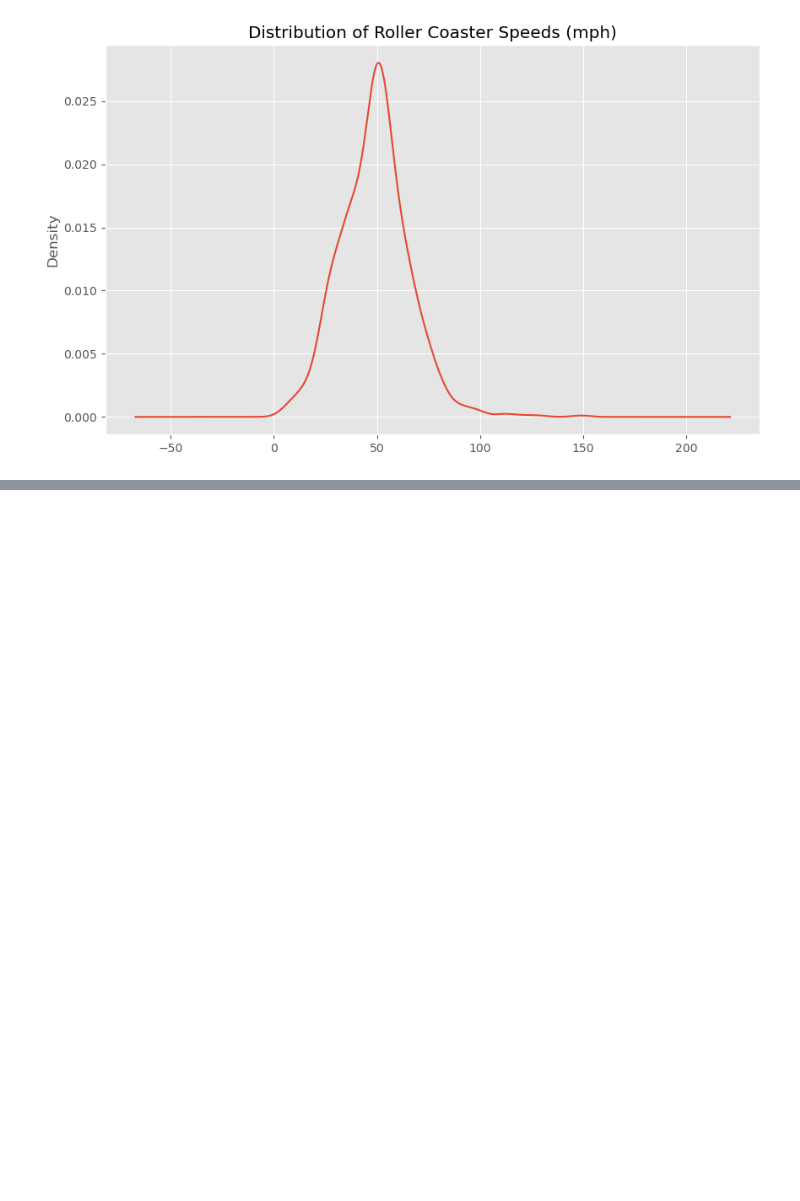
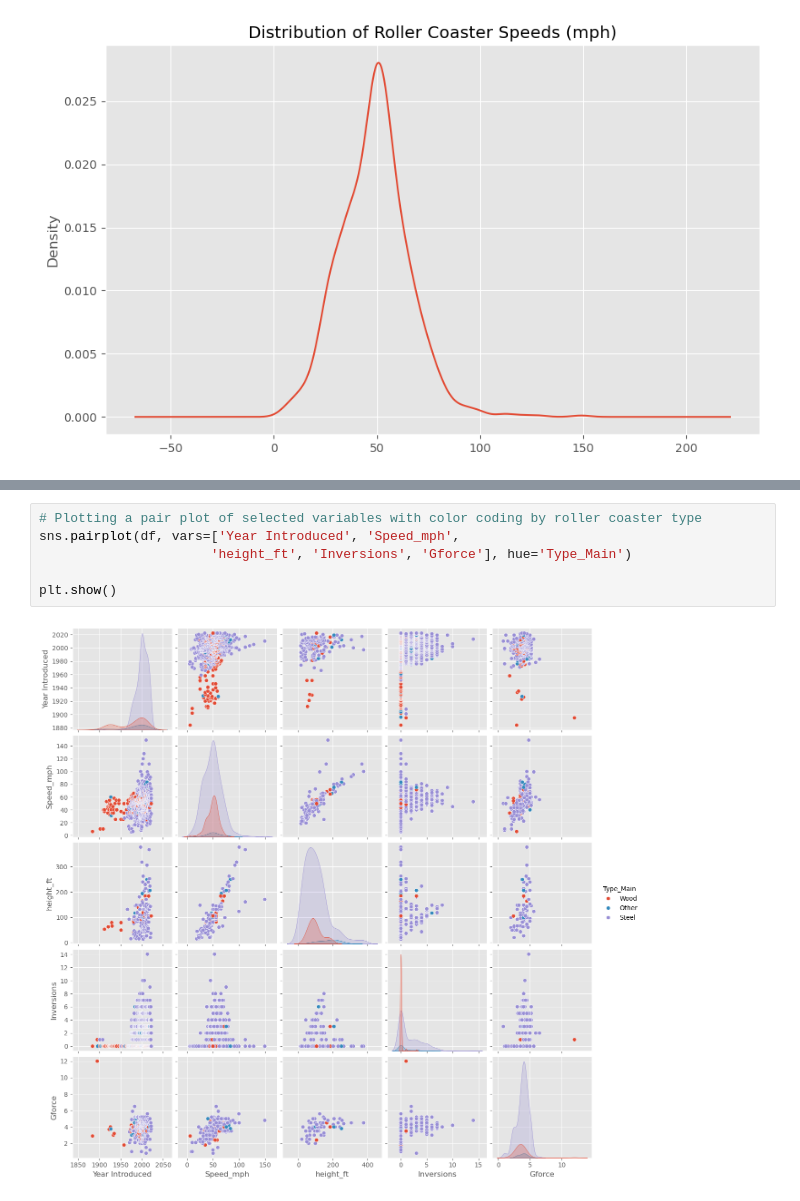
Before and after one commit to ST10356476/Programming_Data_Analytics, a Jupyter notebook: EDA/Exploratory Data Analysis (EDA).ipynb, the cells around one changed output, grey strips where cells are left out. Drawn from its saved outputs; the diff is of its cells as text; blank space fills up the shorter version.

```diff
--- a/EDA/Exploratory Data Analysis (EDA).ipynb
+++ b/EDA/Exploratory Data Analysis (EDA).ipynb
@@ -245,0 +281,8 @@ ax = df['Speed_mph'].plot(kind='kde', title='Distribution of Roller Coaster Spee
+# %%
+# Plotting a pair plot of selected variables with color coding by roller coaster type
+sns.pairplot(df, vars=['Year Introduced', 'Speed_mph',
+                      'height_ft', 'Inversions', 'Gforce'], hue='Type_Main')
+
+plt.show()
+# %% [output]
+[figure, added]
```
Also changed, not shown: parts of 9 cells of this notebook.
